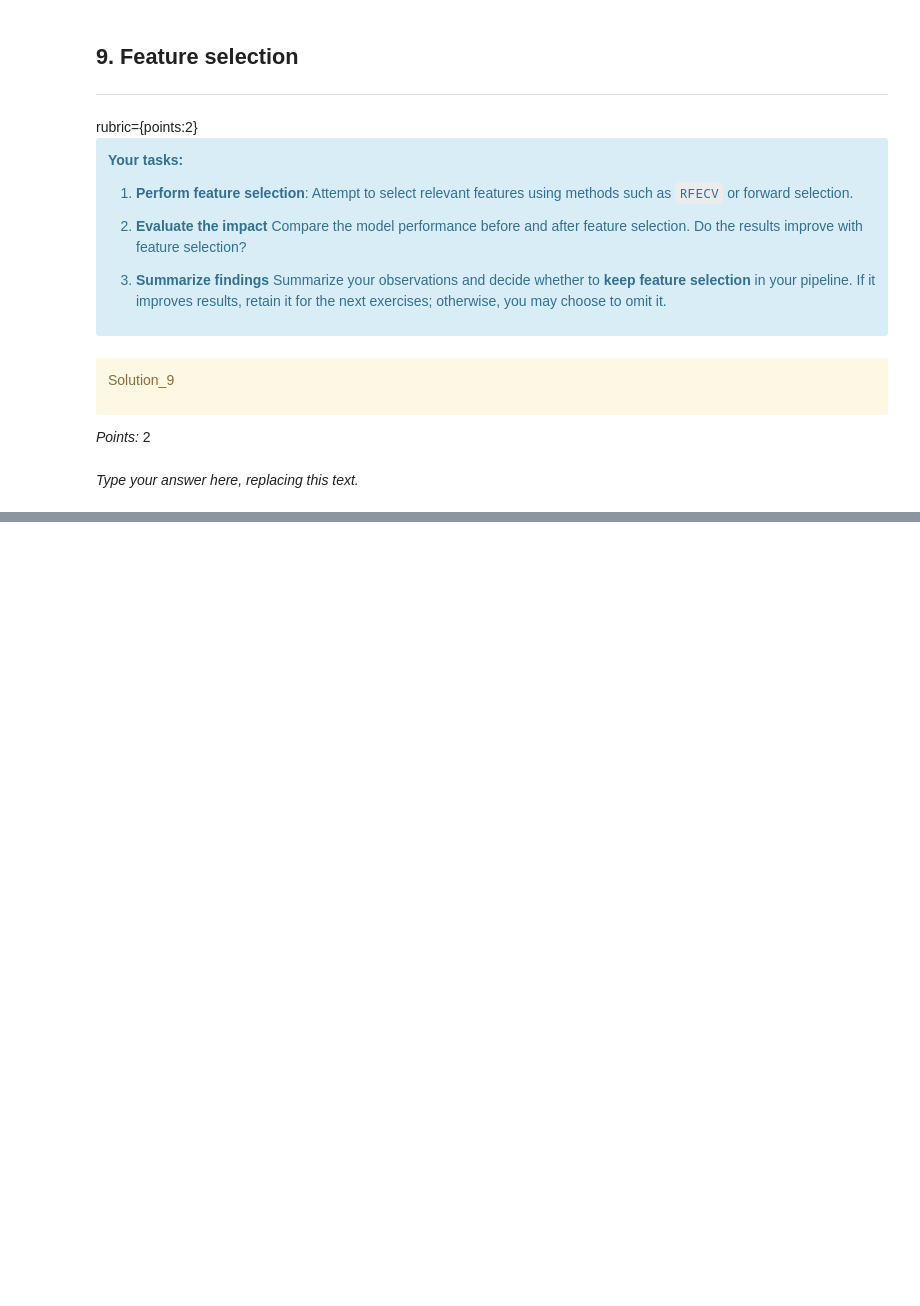
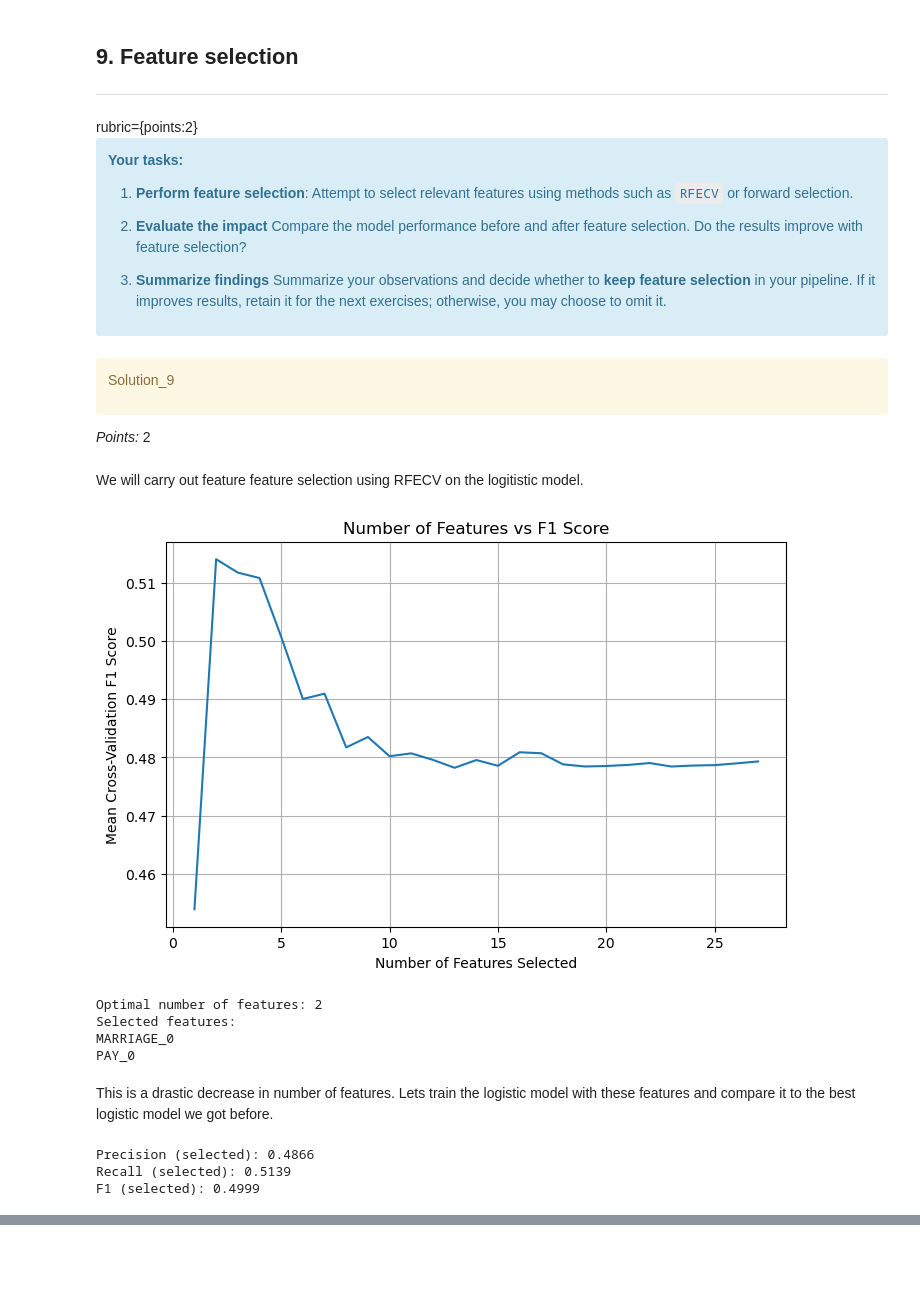
Before and after one commit to Adil-Bee200/330_hw5, a Jupyter notebook: hw5.ipynb, the cells around one changed output, grey strips where cells are left out. Drawn from its saved outputs; the diff is of its cells as text; code cells hidden in the pictures; blank space fills up the shorter version.

```diff
--- a/hw5.ipynb
+++ b/hw5.ipynb
@@ -540,5 +791,3 @@ Solution_9
 </div>
 
 _Points:_ 2
-# %% [markdown]
-_Type your answer here, replacing this text._
@@ -550,0 +794,70 @@ _Type your answer here, replacing this text._
+# %% [markdown]
+We will carry out feature feature selection using RFECV on the logitistic model.
+# %%
+log_regression = LogisticRegression(class_weight='balanced', random_state=123)
+
+rfecv = RFECV(
+    estimator=log_regression,
+    step=1,
+    cv=StratifiedKFold(5), # keep it balanced
+    scoring='f1',
+    n_jobs=-1
+)
+
+rfecv_pipe = Pipeline([
+    ('preprocessor', preprocessor),
+    ('feature_selection', rfecv)
+])
+
+
+rfecv_pipe.fit(X_train, y_train)
+
+plt.figure(figsize=(8, 5))
+plt.plot(
+    range(1, len(rfecv.cv_results_['mean_test_score']) + 1),
+    rfecv.cv_results_['mean_test_score']
+)
+plt.xlabel("Number of Features Selected")
+plt.ylabel("Mean Cross-Validation F1 Score")
+plt.title("Number of Features vs F1 Score")
+plt.grid(True)
+plt.show()
+
+feature_names = preprocessor.get_feature_names_out()
+
+selected_features = feature_names[rfecv.support_]
+
+print(f"Optimal number of features: {rfecv.n_features_}")
+print("Selected features:")
+for f in selected_features:
+    print(f)
+# %% [output]
+[figure, added]
+Optimal number of features: 2
+Selected features:
+MARRIAGE_0
+PAY_0
+# %% [markdown]
+This is a drastic decrease in number of features. Lets train the logistic model with these features and compare it to the best logistic model we got before.
+# %%
+X_train_proc = preprocessor.fit_transform(X_train)
+X_test_proc = preprocessor.transform(X_test)
+X_train_selected = rfecv.transform(X_train_proc)
+X_test_selected = rfecv.transform(X_test_proc)
+
+logistic_selected = LogisticRegression(class_weight='balanced', random_state=123)
+logistic_selected.fit(X_train_selected, y_train)
+
+y_pred_selected = logistic_selected.predict(X_test_selected)
+
+precision_selected = precision_score(y_test, y_pred_selected)
+recall_selected = recall_score(y_test, y_pred_selected)
+f1_selected = f1_score(y_test, y_pred_selected)
+
+print(f"Precision (selected): {precision_selected:.4f}")
+print(f"Recall (selected): {recall_selected:.4f}")
+print(f"F1 (selected): {f1_selected:.4f}")
+# %% [output]
+Precision (selected): 0.4866
+Recall (selected): 0.5139
+F1 (selected): 0.4999
```
Also changed, not shown: parts of 77 cells of this notebook.
